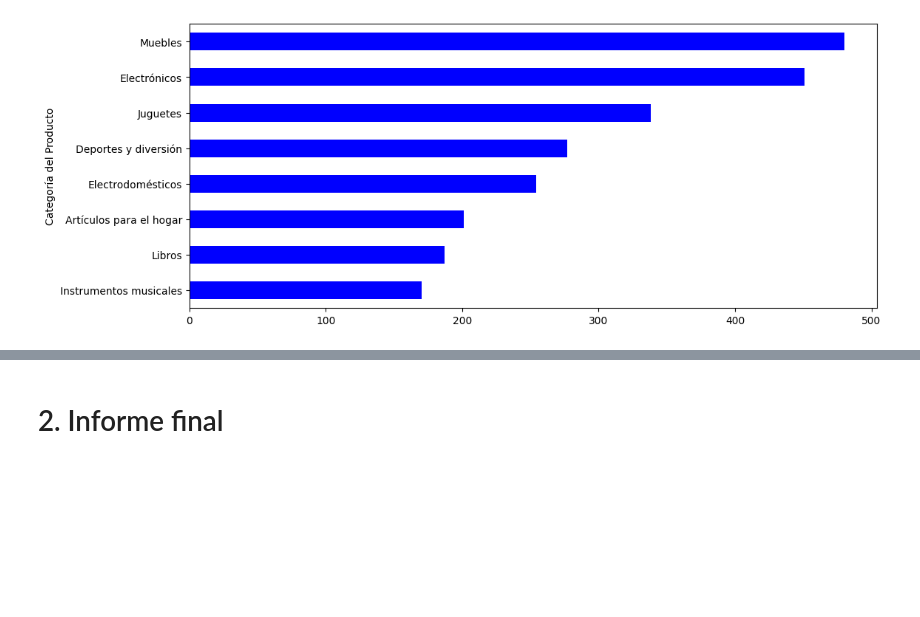
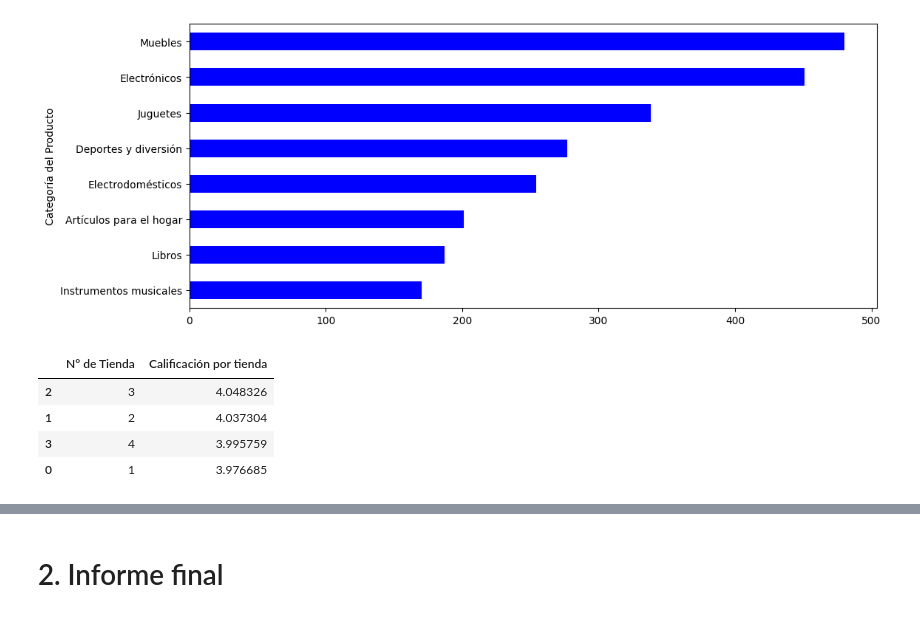
Before and after one commit to Anel-7/alura-store, a Jupyter notebook: alura_store.ipynb, the cells around one changed output, grey strips where cells are left out. Saved outputs shown, nothing was run; the diff lists cells and outputs as text; code cells hidden in the pictures; blank space fills up the shorter version.

```diff
--- a/alura_store.ipynb
+++ b/alura_store.ipynb
@@ -324,3 +347,22 @@ df_tienda4.plot(kind = 'barh', figsize = (12,5), color = 'blue')
 # %% [output]
 <Axes: ylabel='Categoría del Producto'>
 [figure]
+# %%
+calificacion_tienda = tienda['Calificación'].mean()
+calificacion_tienda2 = tienda2['Calificación'].mean()
+calificacion_tienda3 = tienda3['Calificación'].mean()
+calificacion_tienda4 = tienda4['Calificación'].mean()
+
+resumen2 = pd.DataFrame({
+                        'N° de Tienda' : [1, 2, 3, 4],
+                        'Calificación por tienda' : [calificacion_tienda, calificacion_tienda2, calificacion_tienda3, calificacion_tienda4]
+})
+
+resumen2_ordenado = resumen2.sort_values('Calificación por tienda', ascending=False)
+resumen2_ordenado
+# %% [output]
+|  | N° de Tienda | Calificación por tienda |
+| 2 | 3 | 4.048326 |
+| 1 | 2 | 4.037304 |
+| 3 | 4 | 3.995759 |
+| 0 | 1 | 3.976685 |
```
Also changed, not shown: parts of 3 cells of this notebook, 1 other file.
